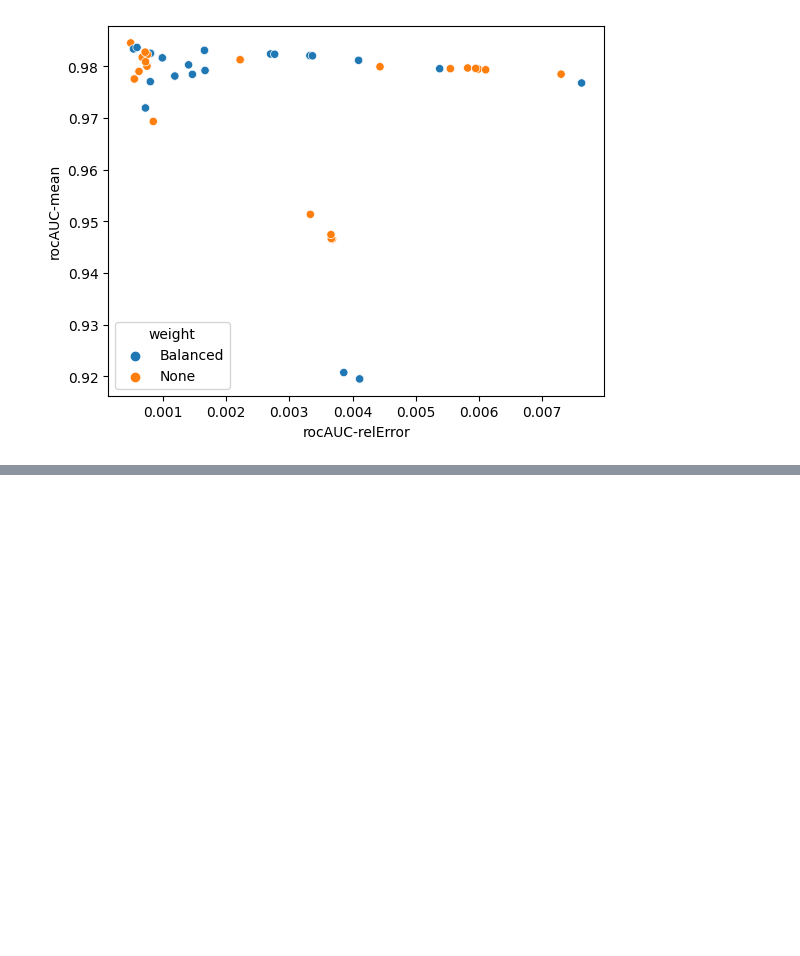
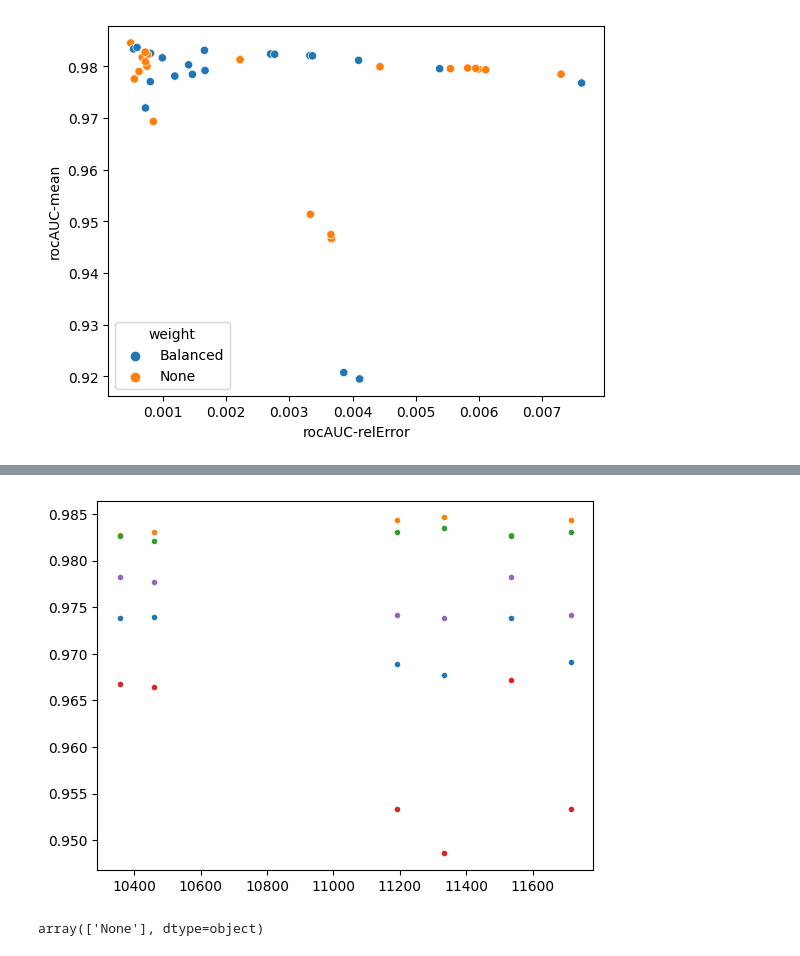
Before and after one commit to mhassans/galaxyMorphology, a Jupyter notebook: PlotHyperParamOpt.ipynb, the cells around one changed output, grey strips where cells are left out. Saved outputs shown, nothing was run; the diff lists cells and outputs as text; code cells hidden in the pictures; blank space fills up the shorter version.

```diff
--- a/PlotHyperParamOpt.ipynb
+++ b/PlotHyperParamOpt.ipynb
@@ -232,0 +248,10 @@ scatterplotColored(x="rocAUC-relError", y="rocAUC-mean", hue="weight", data=df_p
+# %%
+df2 = df_q[(df_q['rocAUC-mean']>0.97) & (df_q['TimeToRun-mean']<13000)]
+for i in range(5):
+    plt.plot(df2['TimeToRun-fold0'.format(i)],df2['rocAUC-fold{}'.format(i)],'.')
+# %% [output]
+[figure, added]
+# %%
+df_q['weight'].unique()
+# %% [output]
+array(['None'], dtype=object)
```
Also changed, not shown: parts of 24 cells of this notebook, 5 other files.
